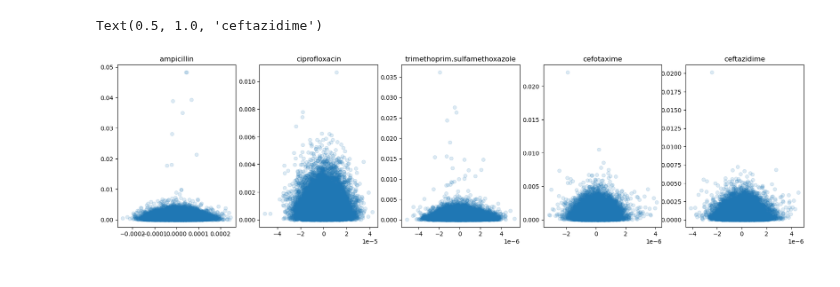
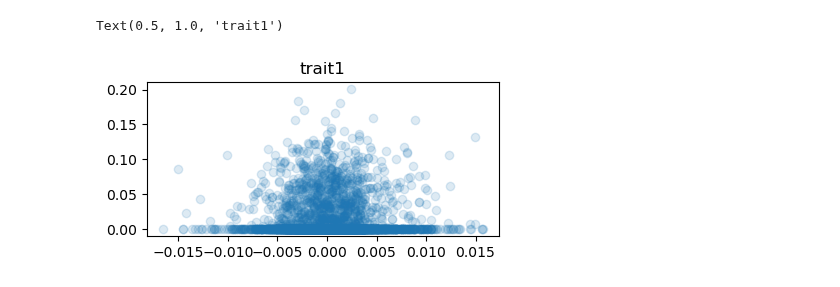
Before and after one commit to Arcadia-Science/2025-epistasis-dl-quantgen, a Jupyter notebook: alphasimr/compare_gpatlas_linear.ipynb, the cells around one changed output. Drawn from its saved outputs; the diff is of its cells as text; code cells hidden in the pictures.

```diff
--- a/alphasimr/compare_gpatlas_linear.ipynb
+++ b/alphasimr/compare_gpatlas_linear.ipynb
@@ -78,3 +68,6 @@ for i in range(len(in_data)):
 result.to_pickle('feature_ablation_summary_per_pheno.pk')
 
 #column_means_df = pd.DataFrame(column_means)
+# %%
+result = pk.load(open('feature_ablation_summary_per_pheno.pk','rb'))
+print(result)
@@ -81,9 +90,10 @@ result.to_pickle('feature_ablation_summary_per_pheno.pk')
 # %%
 #precomputed feature ablation summaries per phenotype
 result = pk.load(open('feature_ablation_summary_per_pheno.pk','rb'))
-print(len(result))
+print(result)
+#print(result.head())
 
 
-merged_df = pd.concat([result, loci2], axis=1)
-print(merged_df.head())
+data_full = pd.concat([result, linear_mod], axis=1)
+print(data_full.head())
 # %% [output]
@@ -104,5 +116,0 @@ print(merged_df.head())
-# %%
-
-data_full = pd.merge(merged_df, linear_mod, left_on='ID', right_on='chr', how='inner')
-
-data_full.head()
@@ -116,4 +117,3 @@ data_full.head()
 # %%
-for i in range(5):
-    data_full[str(i)+"rank"] = data_full[i].abs().rank(ascending=True)
-data_full
+#for i in range(n_pheno):
+    #data_full[str(i)+"rank"] = data_full[i].abs().rank(ascending=True)
@@ -134,27 +120,15 @@ data_full
 # %%
 
-plt.figure(figsize=(21, 5))
+plt.figure(figsize=(10, n_pheno))
 
 
-plt.subplot(1, 5, 1)  # row 1, column 2, count 1
-plt.scatter(data_full[1], data_full['eff_ampicillin'],alpha=0.15)
-plt.title('ampicillin')
+plt.subplot(1, n_pheno, 1)  # row 1, column 2, count 1
+plt.scatter(data_full[0], abs(data_full['add_eff']),alpha=0.15)
+plt.title('trait1')
 
-plt.subplot(1, 5, 2)
-plt.scatter(data_full[0], data_full['eff_ciprofloxacin'],alpha=0.15)
-plt.title('ciprofloxacin')
-
-plt.subplot(1, 5, 3)
-plt.scatter(data_full[2], data_full['eff_trimethoprim.sulfamethoxazole'],alpha=0.15)
-plt.title('trimethoprim.sulfamethoxazole')
-
-plt.subplot(1, 5, 4)
-plt.scatter(data_full[3], data_full['eff_cefotaxime'],alpha=0.15)
-plt.title('cefotaxime')
-
-plt.subplot(1, 5, 5)
-plt.scatter(data_full[4], data_full['eff_ceftazidime'],alpha=0.15)
-plt.title('ceftazidime')
+#plt.subplot(1, n_pheno, 2)
+#plt.scatter(data_full[1], data_full['add_eff'],alpha=0.15)
+#plt.title('trait2')
 # %% [output]
-Text(0.5, 1.0, 'ceftazidime')
+Text(0.5, 1.0, 'trait1')
-[figure, old version]
+[figure, new version]
```
Also changed, not shown: parts of 19 cells of this notebook, 11 other files.
